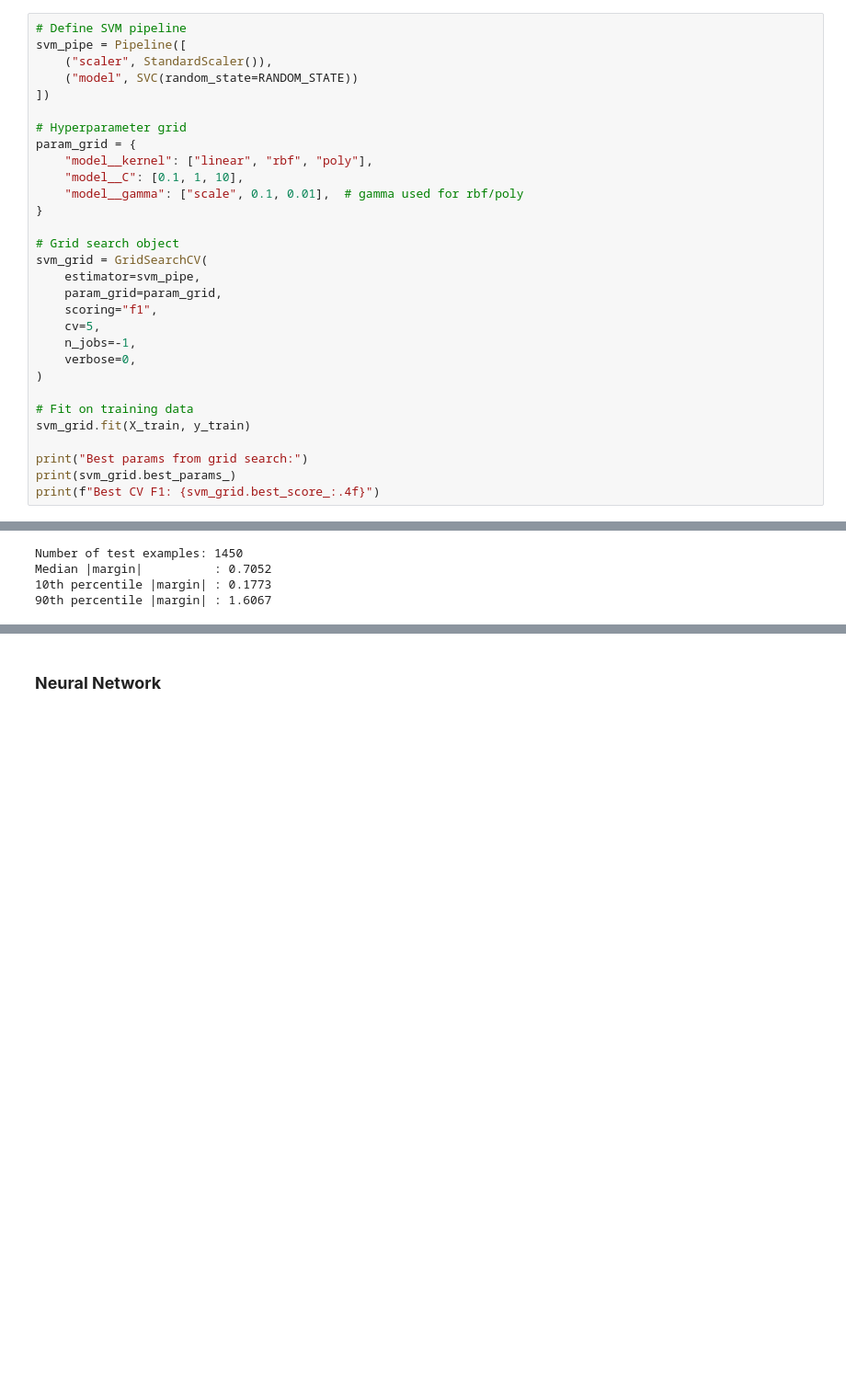
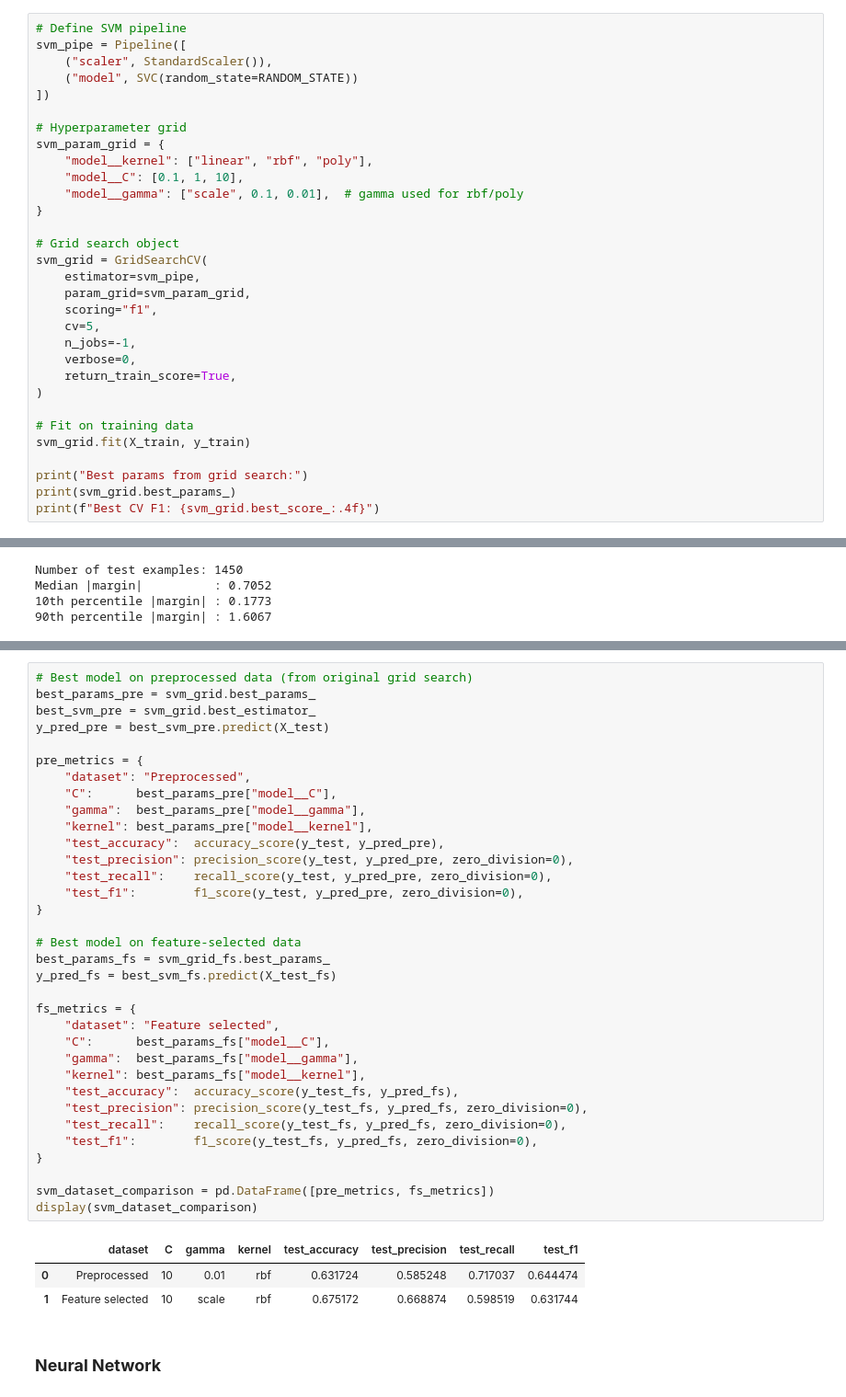
Before and after one commit to NilsHLund/f1-dnf-analysis, a Jupyter notebook: 41/code.ipynb, the cells around one changed output, grey strips where cells are left out. Shown at 92% size. Saved outputs shown, nothing was run; the diff lists cells and outputs as text; blank space fills up the shorter version.

```diff
--- a/41/code.ipynb
+++ b/41/code.ipynb
@@ -820,7 +839,7 @@ svm_pipe = Pipeline([
 ])
 
 # Hyperparameter grid
-param_grid = {
+svm_param_grid = {
     "model__kernel": ["linear", "rbf", "poly"],
     "model__C": [0.1, 1, 10],
     "model__gamma": ["scale", 0.1, 0.01],  # gamma used for rbf/poly
@@ -829,11 +848,12 @@ param_grid = {
 # Grid search object
 svm_grid = GridSearchCV(
     estimator=svm_pipe,
-    param_grid=param_grid,
+    param_grid=svm_param_grid,
     scoring="f1",
     cv=5,
     n_jobs=-1,
     verbose=0,
+    return_train_score=True,
 )
 
 # Fit on training data
@@ -1050,3 +1176,41 @@ Median |margin|          : 0.7052
+# %%
+# Best model on preprocessed data (from original grid search)
+best_params_pre = svm_grid.best_params_
+best_svm_pre = svm_grid.best_estimator_
+y_pred_pre = best_svm_pre.predict(X_test)
+
+pre_metrics = {
+    "dataset": "Preprocessed",
+    "C":      best_params_pre["model__C"],
+    "gamma":  best_params_pre["model__gamma"],
+    "kernel": best_params_pre["model__kernel"],
+    "test_accuracy":  accuracy_score(y_test, y_pred_pre),
+    "test_precision": precision_score(y_test, y_pred_pre, zero_division=0),
+    "test_recall":    recall_score(y_test, y_pred_pre, zero_division=0),
+    "test_f1":        f1_score(y_test, y_pred_pre, zero_division=0),
+}
+
+# Best model on feature-selected data
+best_params_fs = svm_grid_fs.best_params_
+y_pred_fs = best_svm_fs.predict(X_test_fs)
+
+fs_metrics = {
+    "dataset": "Feature selected",
+    "C":      best_params_fs["model__C"],
+    "gamma":  best_params_fs["model__gamma"],
+    "kernel": best_params_fs["model__kernel"],
+    "test_accuracy":  accuracy_score(y_test_fs, y_pred_fs),
+    "test_precision": precision_score(y_test_fs, y_pred_fs, zero_division=0),
+    "test_recall":    recall_score(y_test_fs, y_pred_fs, zero_division=0),
+    "test_f1":        f1_score(y_test_fs, y_pred_fs, zero_division=0),
+}
+
+svm_dataset_comparison = pd.DataFrame([pre_metrics, fs_metrics])
+display(svm_dataset_comparison)
+# %% [output]
+|  | dataset | C | gamma | kernel | test_accuracy | test_precision | test_recall | test_f1 |
+| 0 | Preprocessed | 10 | 0.01 | rbf | 0.631724 | 0.585248 | 0.717037 | 0.644474 |
+| 1 | Feature selected | 10 | scale | rbf | 0.675172 | 0.668874 | 0.598519 | 0.631744 |
 # %% [markdown]
 ### **Neural Network**
 # %% [markdown]
```
Also changed, not shown: parts of 7 cells of this notebook.
